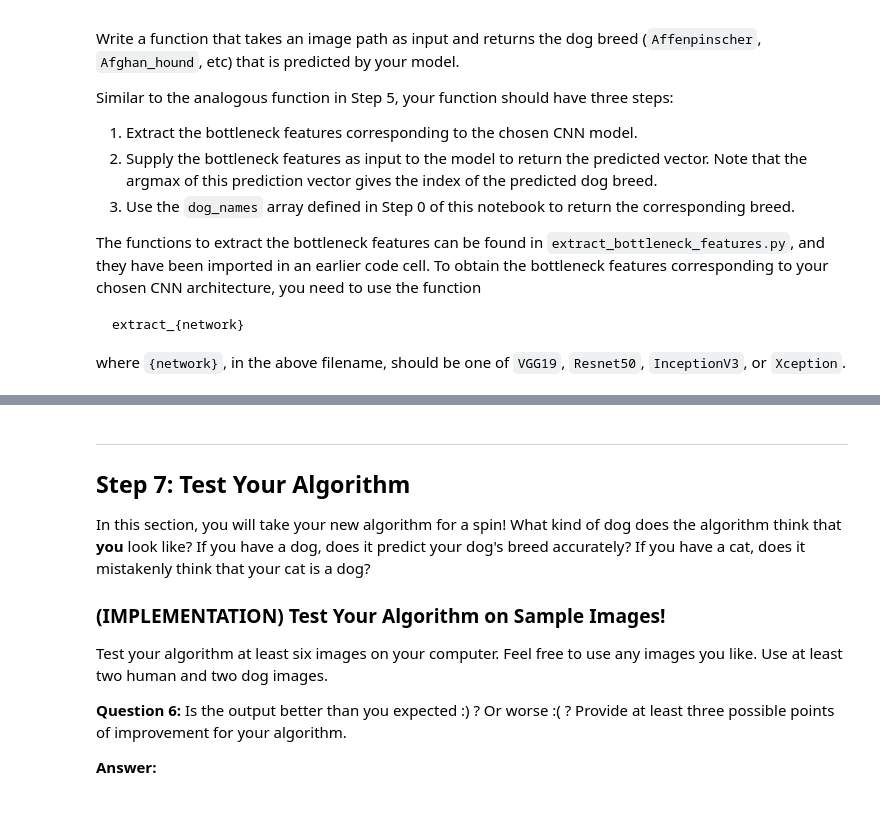
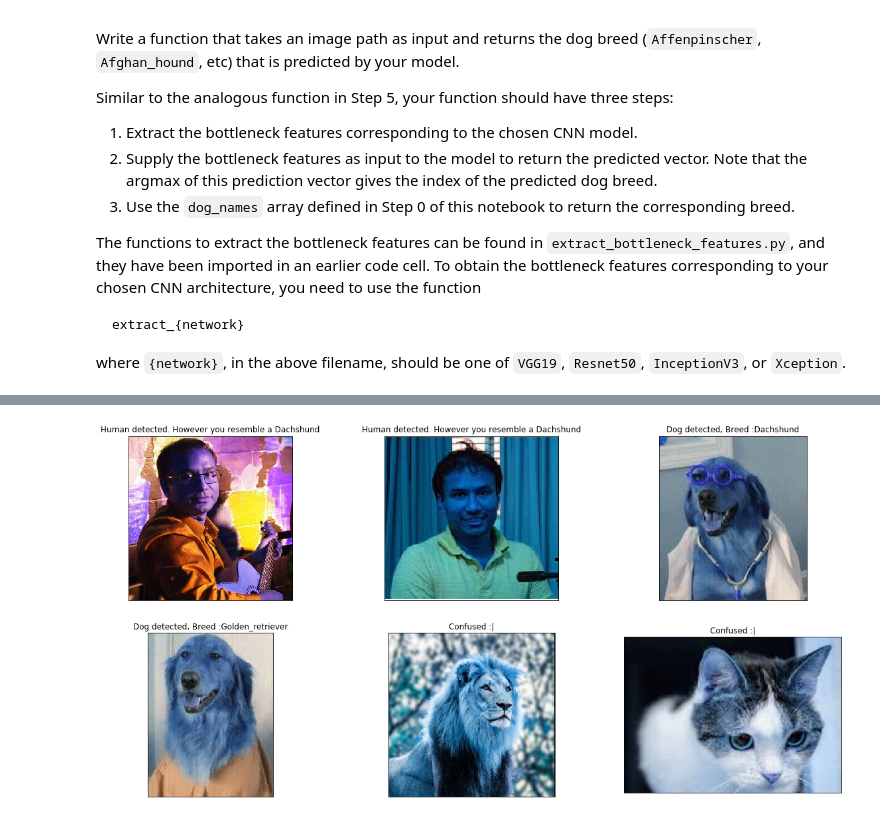
Before and after one commit to alamgirm/dog-project, a Jupyter notebook: dog_app.ipynb, the cells around one changed output, grey strips where cells are left out. Saved outputs shown, nothing was run; the diff lists cells and outputs as text; code cells hidden in the pictures.

```diff
--- a/dog_app.ipynb
+++ b/dog_app.ipynb
@@ -657,17 +830,6 @@ Some sample output for our algorithm is provided below, but feel free to design
 # %%
-### TODO: Write your algorithm.
-### Feel free to use as many code cells as needed.
+## TODO: Execute your algorithm from Step 6 on
+## at least 6 images on your computer.
+## Feel free to use as many code cells as needed.
+myimages = ['images/myimage1.jpg', 'images/myimage2.jpg', 'images/myimage3.jpg',
+           'images/myimage4.jpg', 'images/myimage5.jpg', 'images/myimage6.jpg']
-# %% [markdown]
----
-<a id='step7'></a>
-## Step 7: Test Your Algorithm
-
-In this section, you will take your new algorithm for a spin!  What kind of dog does the algorithm think that __you__ look like?  If you have a dog, does it predict your dog's breed accurately?  If you have a cat, does it mistakenly think that your cat is a dog?
-
-### (IMPLEMENTATION) Test Your Algorithm on Sample Images!
-
-Test your algorithm at least six images on your computer.  Feel free to use any images you like.  Use at least two human and two dog images.
-
-__Question 6:__ Is the output better than you expected :) ?  Or worse :( ?  Provide at least three possible points of improvement for your algorithm.
-
-__Answer:__
@@ -677,0 +836,10 @@ __Answer:__
+# %%
+fig, axes = plt.subplots(2, 3, figsize=(20, 10))
+for p in range(0,2):
+    for q in range (0,3):
+        img_path = myimages[p*3 + q]
+        #print(img_path)
+        #do a detection on the image
+        detectAnimal(img_path, axes[p,q])
+# %% [output]
+[figure, added]
```
Also changed, not shown: parts of 32 cells of this notebook, 1 other file.
